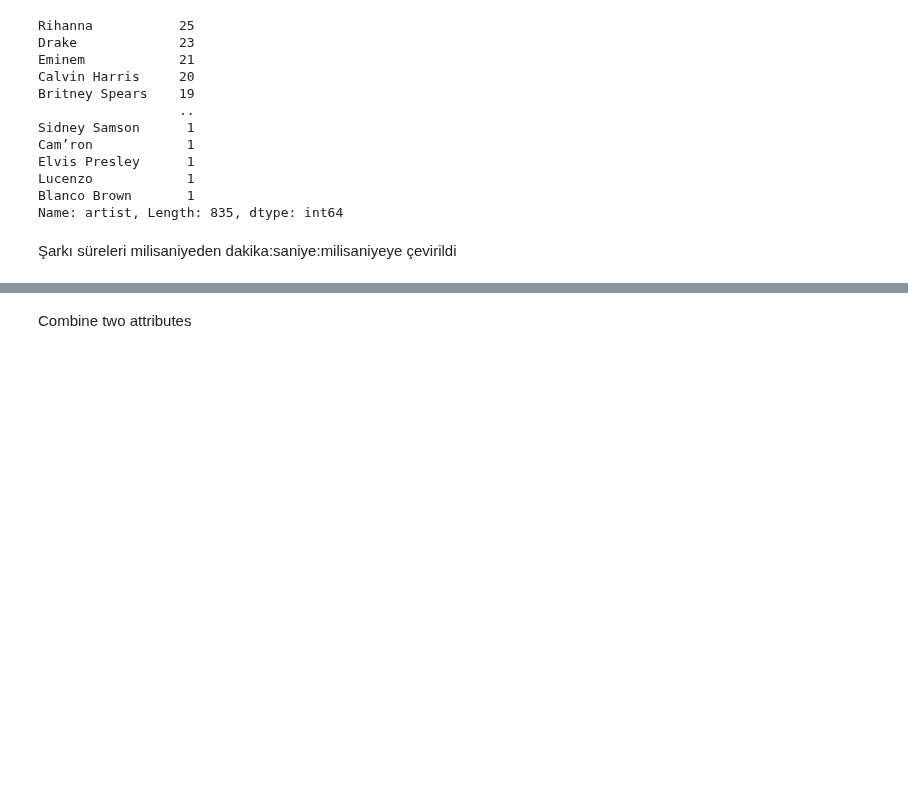
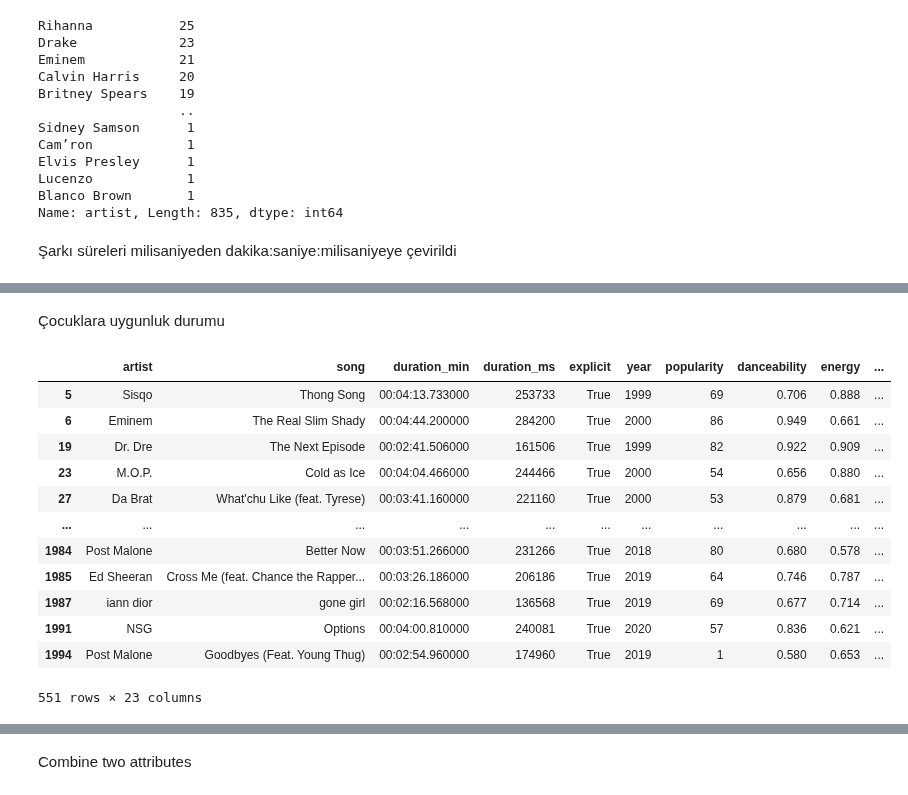
Before and after one commit to HaticeTuran/Data-Analysis-Term-Project, a Jupyter notebook: INF506_Project_.ipynb, the cells around one changed output, grey strips where cells are left out. Saved outputs shown, nothing was run; the diff lists cells and outputs as text; code cells hidden in the pictures; blank space fills up the shorter version.

```diff
--- a/INF506_Project_.ipynb
+++ b/INF506_Project_.ipynb
@@ -83,3 +161,22 @@ df
+# %% [markdown]
+Çocuklara uygunluk durumu
+# %%
+df2 = df[df['explicit'] == True]
+df2
+# %% [output]
+|  | artist | song | duration_min | duration_ms | explicit | year | popularity | danceability | energy | ... |
+| 5 | Sisqo | Thong Song | 00:04:13.733000 | 253733 | True | 1999 | 69 | 0.706 | 0.888 | ... |
+| 6 | Eminem | The Real Slim Shady | 00:04:44.200000 | 284200 | True | 2000 | 86 | 0.949 | 0.661 | ... |
+| 19 | Dr. Dre | The Next Episode | 00:02:41.506000 | 161506 | True | 1999 | 82 | 0.922 | 0.909 | ... |
+| 23 | M.O.P. | Cold as Ice | 00:04:04.466000 | 244466 | True | 2000 | 54 | 0.656 | 0.880 | ... |
+| 27 | Da Brat | What'chu Like (feat. Tyrese) | 00:03:41.160000 | 221160 | True | 2000 | 53 | 0.879 | 0.681 | ... |
+| ... | ... | ... | ... | ... | ... | ... | ... | ... | ... | ... |
+| 1984 | Post Malone | Better Now | 00:03:51.266000 | 231266 | True | 2018 | 80 | 0.680 | 0.578 | ... |
+| 1985 | Ed Sheeran | Cross Me (feat. Chance the Rapper... | 00:03:26.186000 | 206186 | True | 2019 | 64 | 0.746 | 0.787 | ... |
+| 1987 | iann dior | gone girl | 00:02:16.568000 | 136568 | True | 2019 | 69 | 0.677 | 0.714 | ... |
+| 1991 | NSG | Options | 00:04:00.810000 | 240081 | True | 2020 | 57 | 0.836 | 0.621 | ... |
+| 1994 | Post Malone | Goodbyes (Feat. Young Thug) | 00:02:54.960000 | 174960 | True | 2019 | 1 | 0.580 | 0.653 | ... |
+551 rows × 23 columns
 # %%
 fig, axes = plt.subplots(2 , figsize=(10,10))
 
```
Also changed, not shown: parts of 15 cells of this notebook.
